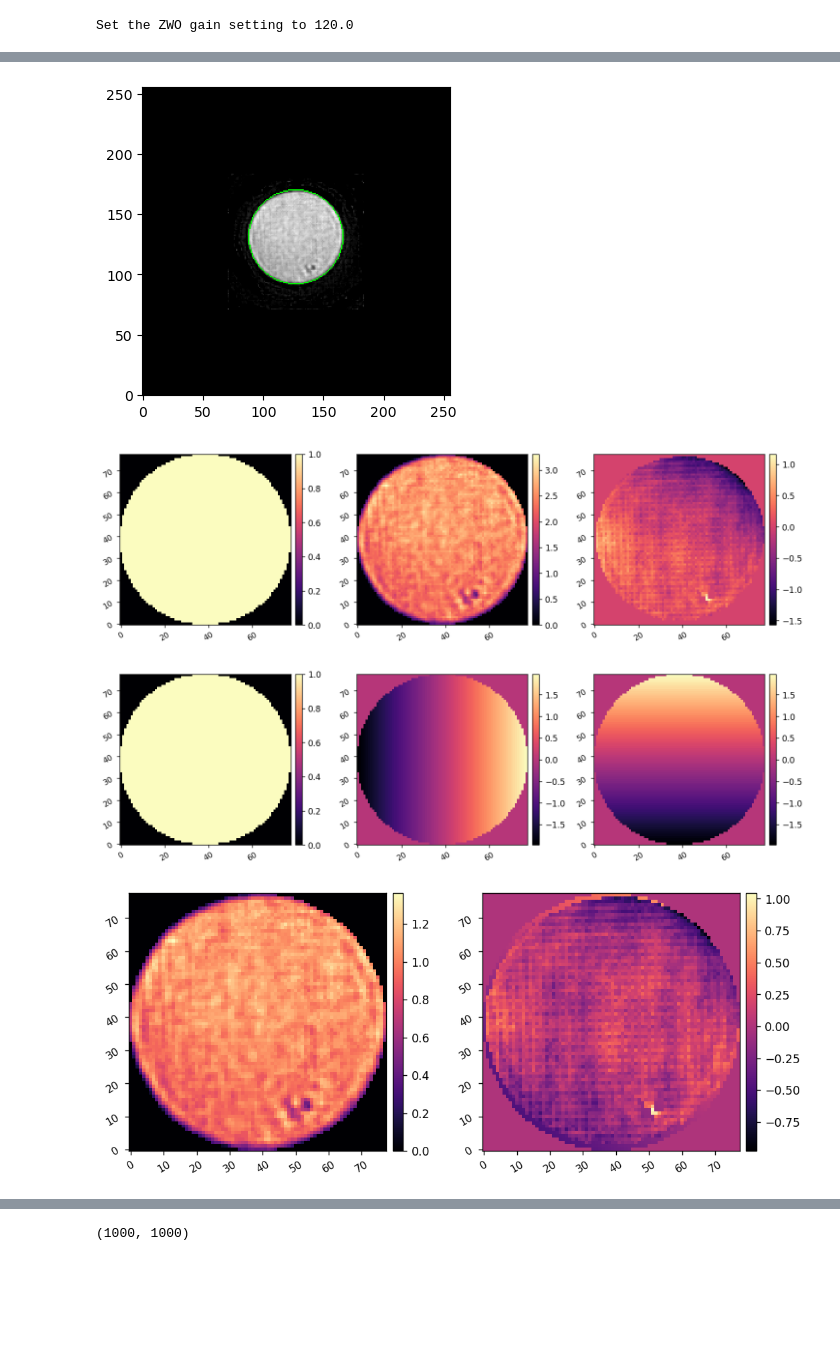
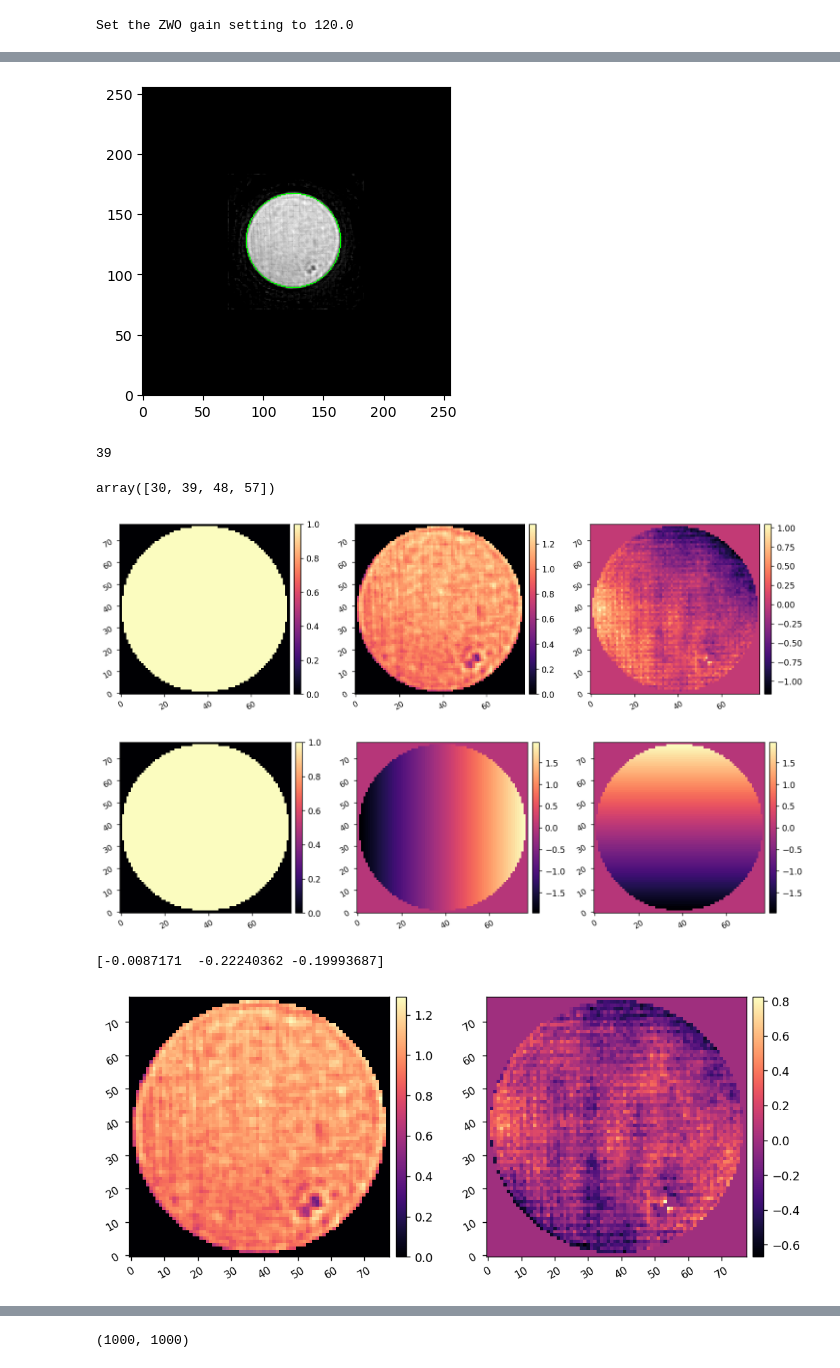
Before and after one commit to uasal/scoob-psf, a Jupyter notebook: notebooks/scoobi_demo_fdpr.ipynb, the cells around one changed output, grey strips where cells are left out. Cells and saved outputs as stored; diff of their text form; code cells hidden in the pictures; blank space fills up the shorter version.

```diff
--- a/notebooks/scoobi_demo_fdpr.ipynb
+++ b/notebooks/scoobi_demo_fdpr.ipynb
@@ -81,5 +81,5 @@ imshow1(psf, lognorm=True, vmin=1e2, pxscl=1, grid=True, npix=64)
 # %%
-config_params = tools.Configuration('fdpr2_kilo_dmdiv')
+config_params = tools.Configuration('fdpr2_kilo_dmdiv_km')
 fitdict, Imeas_cen = console.estimate_oneshot(config_params)
 # %% [output]
 INFO:utils:Got semaphore index 1.
@@ -105,10 +105,10 @@ from skimage.util import img_as_ubyte
 # image = img_as_ubyte(data.coins()[160:230, 70:270])
 image = img_as_ubyte(fitdict['amp_est']/np.max(fitdict['amp_est']))
 # image = img_as_ubyte(np.abs(fitdict['phase_est'])/np.max(np.abs(fitdict['phase_est'])))
-edges = canny(image, sigma=3, low_threshold=10, high_threshold=100)
+edges = canny(image, sigma=1, low_threshold=10, high_threshold=100)
 
 # Detect two radii
-hough_radii = np.arange(30, 60, 9)
+hough_radii = np.arange(35, 45, 1)
 hough_res = hough_circle(edges, hough_radii)
 
 # Select the most prominent 3 circles
@@ -124,31 +124,47 @@ for center_y, center_x, radius in zip(cy, cx, radii):
 ax.imshow(image, cmap=plt.cm.gray)
 plt.show()
 # %% [output]
-[figure, old version]
+[figure, new version]
+# %%
+radii[0]
+# %% [output]
+39
+# %%
+np.arange(30, 60, 9)
+# %% [output]
+array([30, 39, 48, 57])
 # %%
 amp_est = fitdict['amp_est'][center_y-radii[0]:center_y+radii[0], center_x-radii[0]:center_x+radii[0]]
 phs_est = fitdict['phase_est'][center_y-radii[0]:center_y+radii[0], center_x-radii[0]:center_x+radii[0]]
 Nfit = amp_est.shape[0]
 y,x = (np.indices((Nfit, Nfit)) - Nfit/2+1/2)
 r = np.sqrt(x**2 + y**2)
-fit_mask = r<radii[0]
+fit_mask = r<(radii[0]-1)
 
 amp_est *= fit_mask
 phs_est *= fit_mask
 imshow3(fit_mask, amp_est, phs_est)
 # %% [output]
-[figure, old version]
+[figure, new version]
 # %%
-ptt_modes = poppy.zernike.arbitrary_basis(fit_mask, nterms=3, outside=0)
+z_modes = poppy.zernike.arbitrary_basis(fit_mask, nterms=3, outside=0)
+ptt_modes = z_modes[:3]
 imshow3(ptt_modes[0], ptt_modes[1], ptt_modes[2])
 
-ptt_coeff = scoobpsf.utils.lstsq(ptt_modes,xp.array(phs_est))
+# ptt_coeff = scoobpsf.utils.lstsq(ptt_modes,xp.array(phs_est))
+# ptt = ensure_np_array(ptt_modes.reshape(3,-1).T.dot(ptt_coeff).reshape(Nfit,Nfit))
+# phs_est_minus_ptt = phs_est - ptt
+
+z_coeff = scoobpsf.utils.lstsq(z_modes,xp.array(phs_est))
+print(z_coeff)
+ptt_coeff = z_coeff[:3]
 ptt = ensure_np_array(ptt_modes.reshape(3,-1).T.dot(ptt_coeff).reshape(Nfit,Nfit))
 phs_est_minus_ptt = phs_est - ptt
 
 amp_est /= np.mean(amp_est[fit_mask])
 
 imshow2(amp_est/np.mean(amp_est[fit_mask]), phs_est_minus_ptt)
 # %% [output]
-[figure, old version]
+[figure, new version]
+[-0.0087171  -0.22240362 -0.19993687]
-[figure, old version]
+[figure, new version]
```
Also changed, not shown: parts of 12 cells of this notebook, 6 other files.
